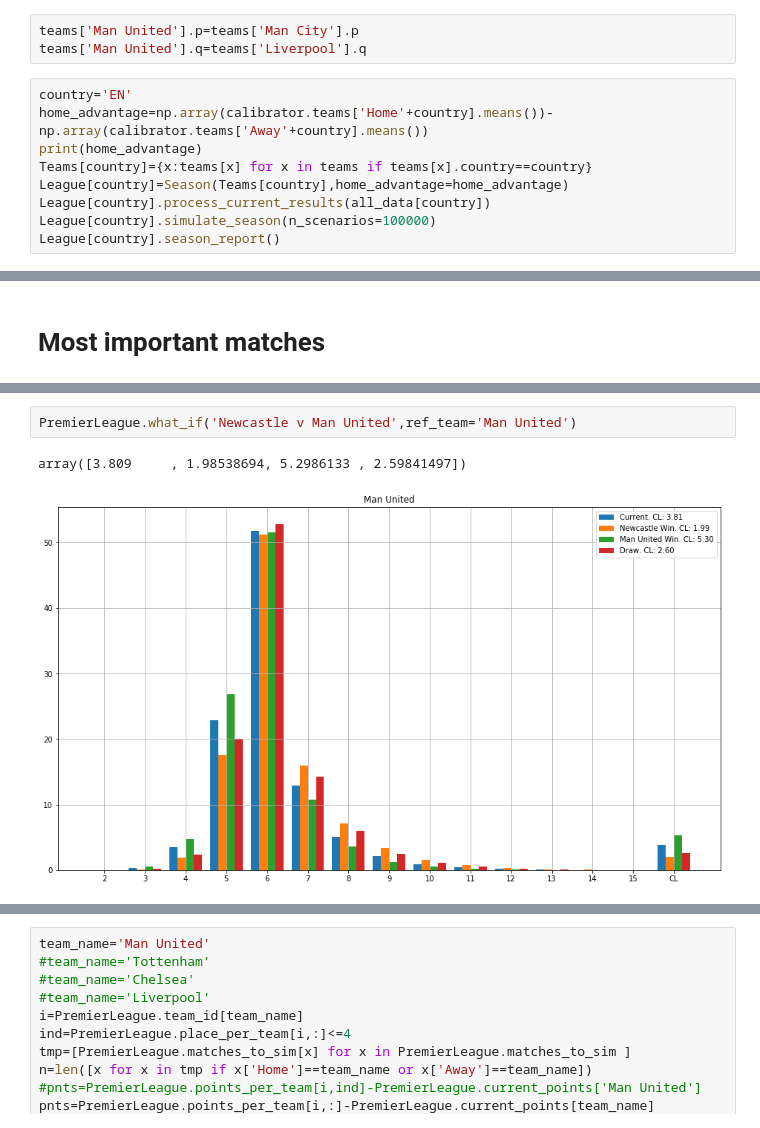
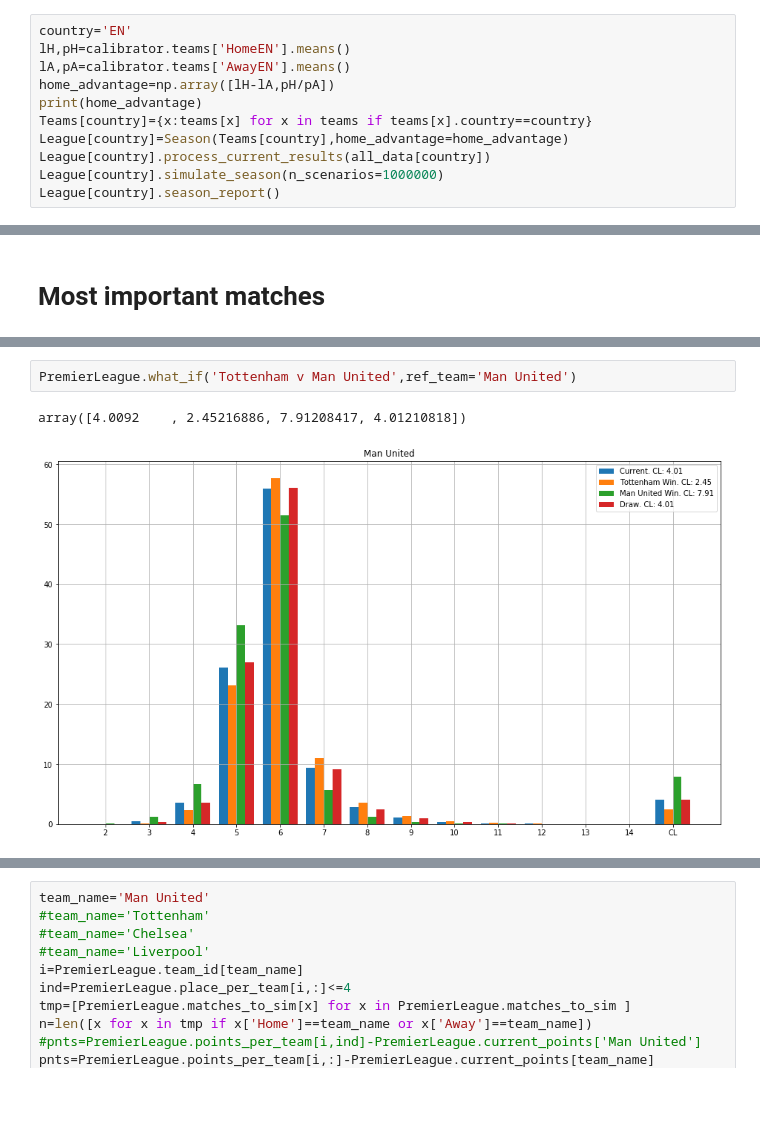
Before and after one commit to tchnvkng/football_sim, a Jupyter notebook: pl2.ipynb, the cells around one changed output, grey strips where cells are left out. Cells and saved outputs as stored; diff of their text form; blank space fills up the shorter version.

```diff
--- a/pl2.ipynb
+++ b/pl2.ipynb
@@ -70,16 +85,15 @@ file exists, loading
 # %%
 Teams=dict()
 League=dict()
-# %%
-teams['Man United'].p=teams['Man City'].p
-teams['Man United'].q=teams['Liverpool'].q
 # %%
 country='EN'
-home_advantage=np.array(calibrator.teams['Home'+country].means())-np.array(calibrator.teams['Away'+country].means())
+lH,pH=calibrator.teams['HomeEN'].means()
+lA,pA=calibrator.teams['AwayEN'].means()
+home_advantage=np.array([lH-lA,pH/pA])
 print(home_advantage)
 Teams[country]={x:teams[x] for x in teams if teams[x].country==country}
 League[country]=Season(Teams[country],home_advantage=home_advantage)
 League[country].process_current_results(all_data[country])
-League[country].simulate_season(n_scenarios=100000)
+League[country].simulate_season(n_scenarios=1000000)
 League[country].season_report()
 # %% [output]
@@ -141,8 +168,8 @@ array([3.809     , 4.00780546, 3.77761231, 3.90343314])
 # %%
-PremierLeague.what_if('Newcastle v Man United',ref_team='Man United')
+PremierLeague.what_if('Tottenham v Man United',ref_team='Man United')
 # %% [output]
-array([3.809     , 1.98538694, 5.2986133 , 2.59841497])
+array([4.0092    , 2.45216886, 7.91208417, 4.01210818])
-[figure, old version]
+[figure, new version]
 # %%
 i_sort=(-imp).argsort()
 matches=matches[i_sort]
```
Also changed, not shown: parts of 10 cells of this notebook, 1 other file.
